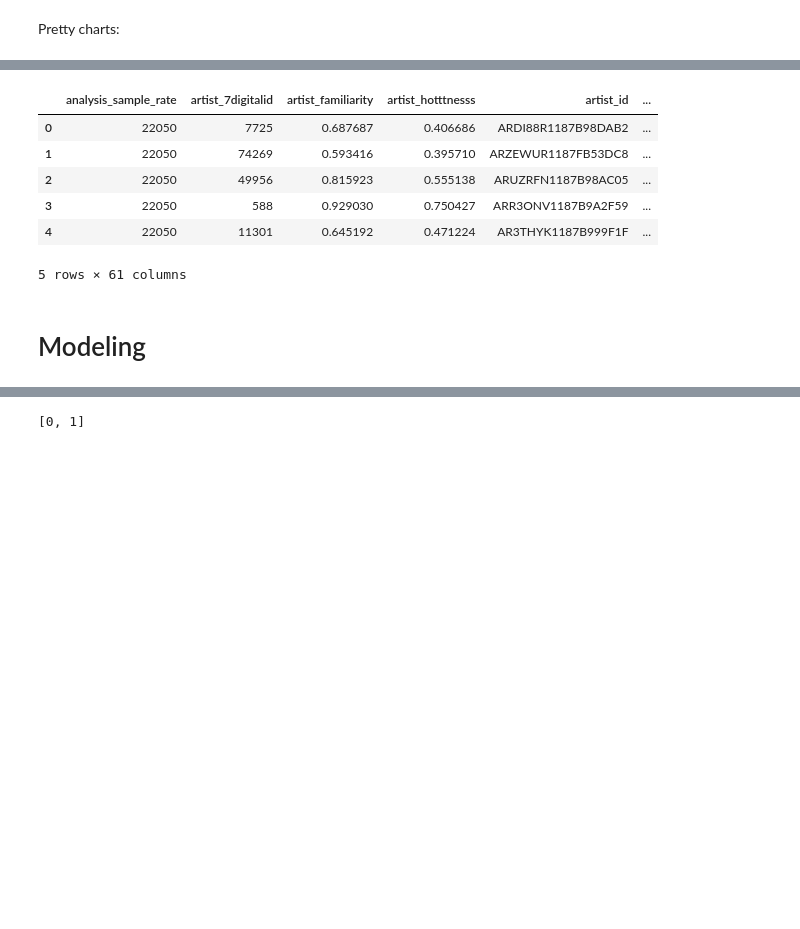
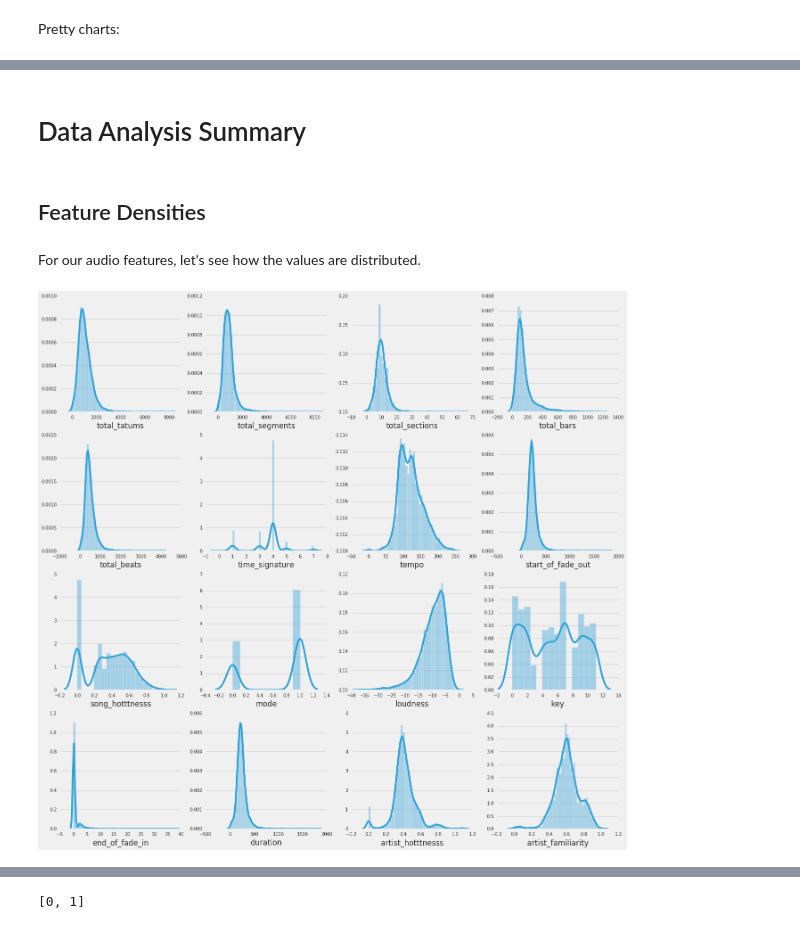
Before and after one commit to lxchavez/Yeezy-Taught-Me, a Jupyter notebook: notebooks/03-lxchavez-modeling.ipynb, the cells around one changed output, grey strips where cells are left out. Cells and saved outputs as stored; diff of their text form; code cells hidden in the pictures; blank space fills up the shorter version.

```diff
--- a/notebooks/03-lxchavez-modeling.ipynb
+++ b/notebooks/03-lxchavez-modeling.ipynb
@@ -20,14 +49,34 @@ plt.style.use('fivethirtyeight')
 # %%
 song_features_df = pd.read_pickle('../data/processed/msd_subset_song_features_clean_df.pkl')
-# %%
-song_features_df.head()
-# %% [output]
-|  | analysis_sample_rate | artist_7digitalid | artist_familiarity | artist_hotttnesss | artist_id | ... |
-| 0 | 22050 | 7725 | 0.687687 | 0.406686 | ARDI88R1187B98DAB2 | ... |
-| 1 | 22050 | 74269 | 0.593416 | 0.395710 | ARZEWUR1187FB53DC8 | ... |
-| 2 | 22050 | 49956 | 0.815923 | 0.555138 | ARUZRFN1187B98AC05 | ... |
-| 3 | 22050 | 588 | 0.929030 | 0.750427 | ARR3ONV1187B9A2F59 | ... |
-| 4 | 22050 | 11301 | 0.645192 | 0.471224 | AR3THYK1187B999F1F | ... |
-5 rows × 61 columns
-# %% [markdown]
-# Modeling
+# %% [markdown]
+# Data Analysis Summary
+# %% [markdown]
+## Feature Densities
+# %% [markdown]
+For our audio features, let's see how the values are distributed.
+# %%
+num_rows = 4
+num_cols = 4
+
+cols_to_plot = ['artist_familiarity', 'artist_hotttnesss', 'duration',
+                'end_of_fade_in', 'key', 'loudness',
+                'mode', 'song_hotttnesss', 'start_of_fade_out',
+                'tempo', 'time_signature', 'total_beats',
+                'total_bars', 'total_sections', 'total_segments',
+                'total_tatums']
+
+
+f, axes = plt.subplots(num_rows, num_cols, figsize=(20, 20), sharex=False)
+
+for i in range(num_rows):
+    for j in range(num_cols):
+        if len(cols_to_plot) != 0:
+            var = cols_to_plot.pop()
+            data = song_features_df[var].dropna()
+            if data.dtype == np.ndarray:
+                data = data.map(len)
+            ax = sns.distplot(data, ax=axes[i, j])
+            ax.xaxis.grid(False)
+            ax.yaxis.grid(True)
+# %% [output]
+[figure, added]
```
Also changed, not shown: parts of 71 cells of this notebook, 4 other files.
